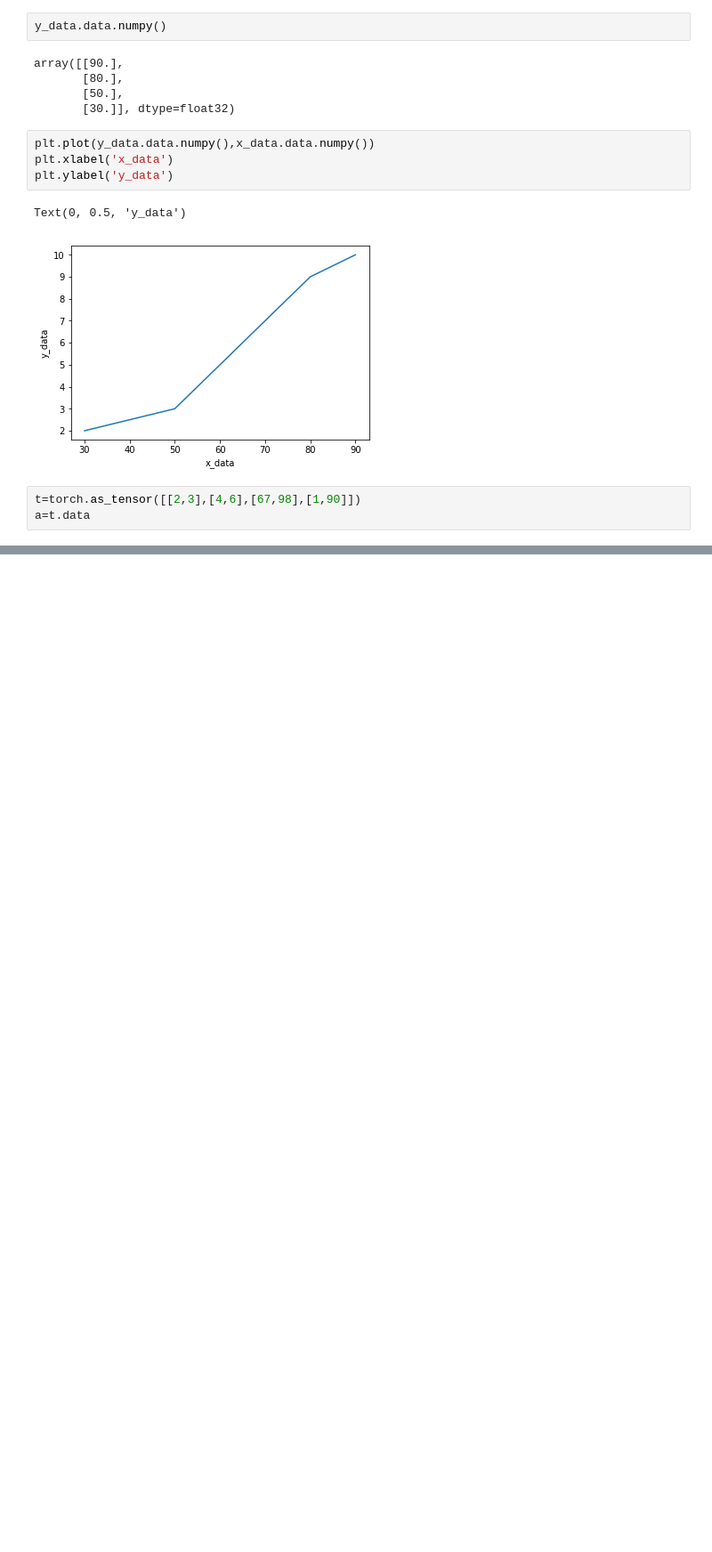
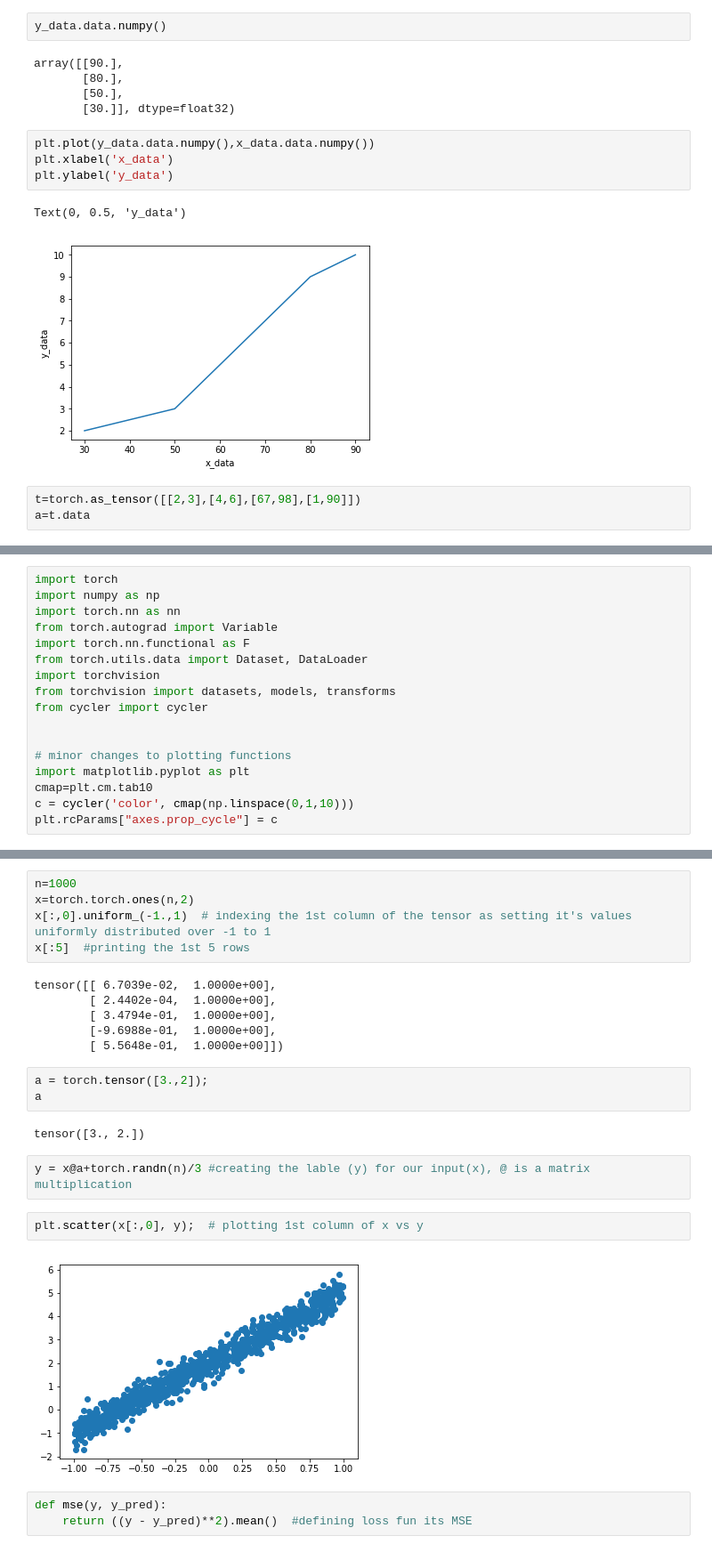
Before and after one commit to mvish7/PyTorch, a Jupyter notebook: Regression.ipynb, the cells around one changed output, grey strips where cells are left out. Shown: that part at 89% size. Drawn from its saved outputs; the diff is of its cells as text; blank space fills up the shorter version.

```diff
--- a/Regression.ipynb
+++ b/Regression.ipynb
@@ -116,0 +123,17 @@ a=t.data
+# %%
+import torch
+import numpy as np
+import torch.nn as nn
+from torch.autograd import Variable
+import torch.nn.functional as F
+from torch.utils.data import Dataset, DataLoader
+import torchvision
+from torchvision import datasets, models, transforms
+from cycler import cycler
+
+
+# minor changes to plotting functions
+import matplotlib.pyplot as plt
+cmap=plt.cm.tab10
+c = cycler('color', cmap(np.linspace(0,1,10)))
+plt.rcParams["axes.prop_cycle"] = c
@@ -116,0 +164,25 @@ a=t.data
+# %%
+n=1000
+x=torch.torch.ones(n,2)
+x[:,0].uniform_(-1.,1)  # indexing the 1st column of the tensor as setting it's values uniformly distributed over -1 to 1
+x[:5]  #printing the 1st 5 rows
+# %% [output]
+tensor([[ 6.7039e-02,  1.0000e+00],
+        [ 2.4402e-04,  1.0000e+00],
+        [ 3.4794e-01,  1.0000e+00],
+        [-9.6988e-01,  1.0000e+00],
+        [ 5.5648e-01,  1.0000e+00]])
+# %%
+a = torch.tensor([3.,2]);
+a
+# %% [output]
+tensor([3., 2.])
+# %%
+y = x@a+torch.randn(n)/3 #creating the lable (y) for our input(x), @ is a matrix multiplication
+# %%
+plt.scatter(x[:,0], y);  # plotting 1st column of x vs y
+# %% [output]
+[figure, added]
+# %%
+def mse(y, y_pred):
+    return ((y - y_pred)**2).mean()  #defining loss fun its MSE
```
Also changed, not shown: parts of 11 cells of this notebook.
